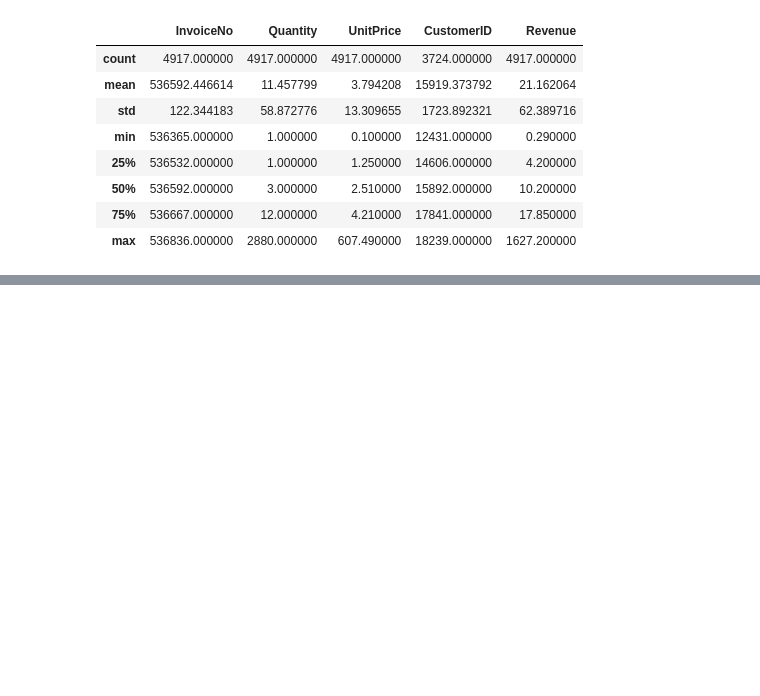
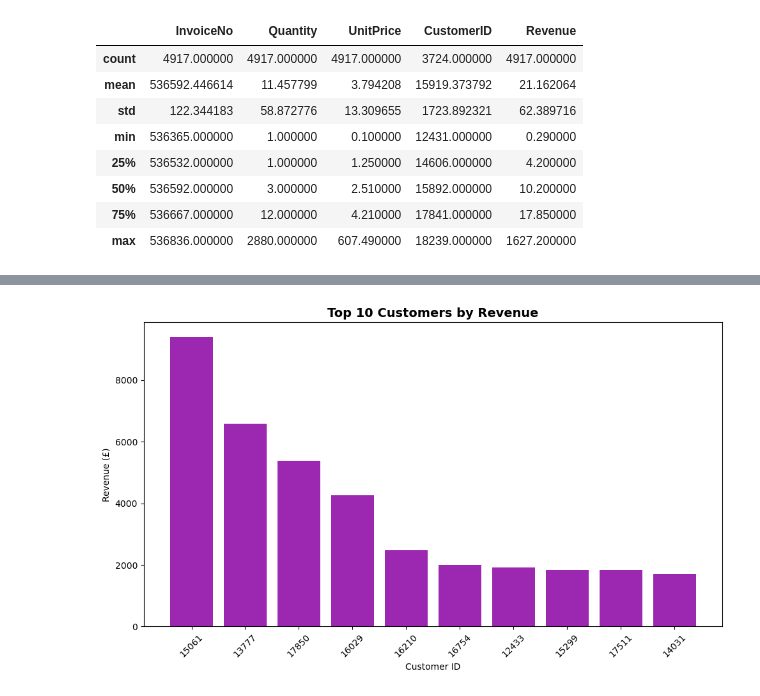
Before and after one commit to Charity-Ikeh/ecommerce-bi-analytics, a Jupyter notebook: python/02_eda_analysis.ipynb, the cells around one changed output, grey strips where cells are left out. Drawn from its saved outputs; the diff is of its cells as text; code cells hidden in the pictures; blank space fills up the shorter version.

```diff
--- a/python/02_eda_analysis.ipynb
+++ b/python/02_eda_analysis.ipynb
@@ -77,0 +125,17 @@ memory usage: 384.3+ KB
+# %%
+# Top 10 Customers by Revenue
+top_customers = df.dropna(subset=["CustomerID"])
+top_customers = top_customers.groupby("CustomerID")["Revenue"].sum().sort_values(ascending=False).head(10).reset_index()
+top_customers["CustomerID"] = top_customers["CustomerID"].astype(int).astype(str)
+
+plt.figure(figsize=(10, 6))
+plt.bar(top_customers["CustomerID"], top_customers["Revenue"], color="#9C27B0")
+plt.title("Top 10 Customers by Revenue", fontsize=14, fontweight="bold")
+plt.xlabel("Customer ID")
+plt.ylabel("Revenue (£)")
+plt.xticks(rotation=45)
+plt.tight_layout()
+plt.savefig("../images/top_10_customers_by_revenue.png", dpi=150)
+plt.show()
+# %% [output]
+[figure, added]
```
Also changed, not shown: parts of 6 cells of this notebook, 5 other files.
